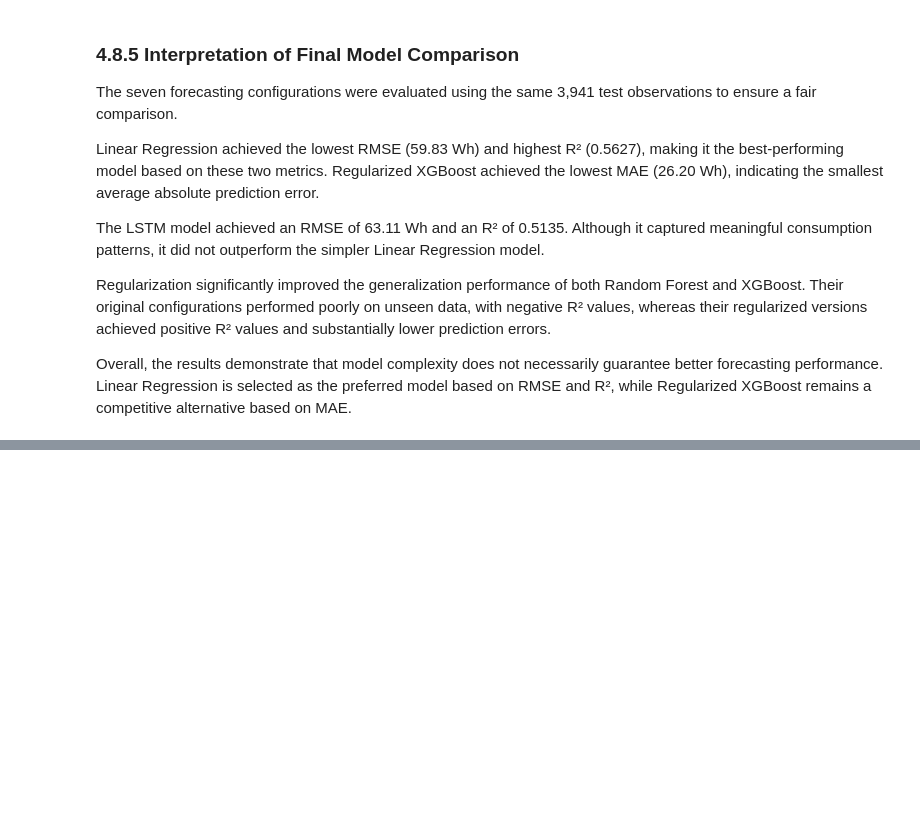
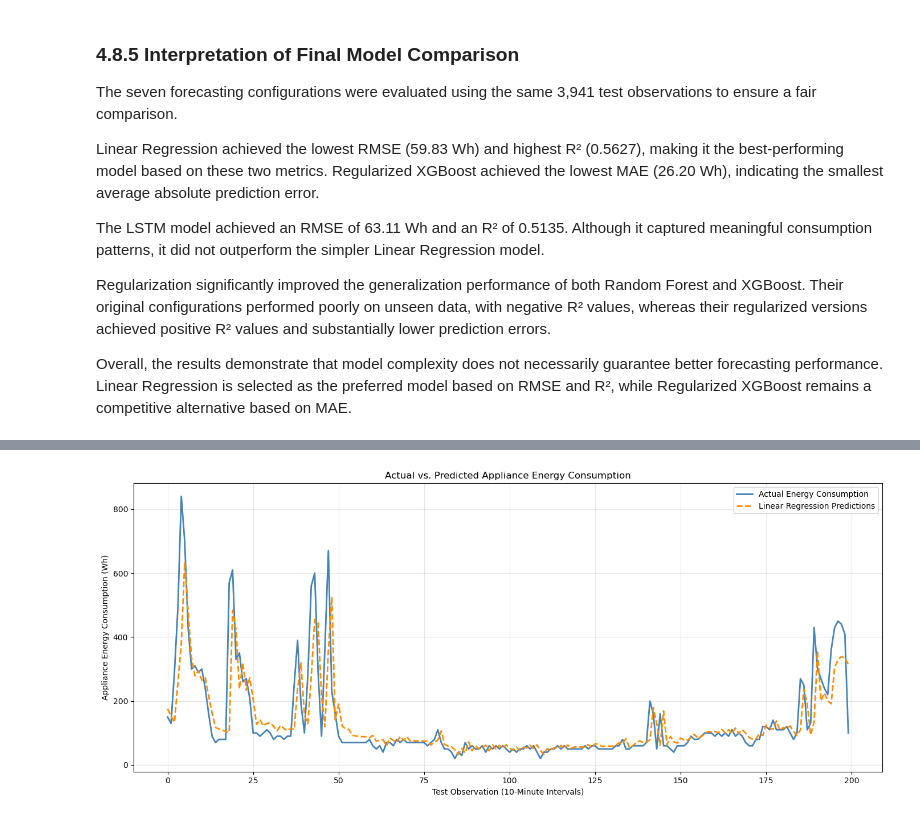
Before and after one commit to damisar/Smart_Home_Energy_Consumption_Prediction, a Jupyter notebook: notebook/Smart_Home_Energy_Consumption_Prediction.ipynb, the cells around one changed output, grey strips where cells are left out. Cells and saved outputs as stored; diff of their text form; code cells hidden in the pictures; blank space fills up the shorter version.

Commit message:
Complete smart home energy forecasting analysis and documentation

```diff
--- a/notebook/Smart_Home_Energy_Consumption_Prediction.ipynb
+++ b/notebook/Smart_Home_Energy_Consumption_Prediction.ipynb
@@ -1951,0 +1872,45 @@ Overall, the results demonstrate that model complexity does not necessarily guar
+# %%
+# Section 5.1.2: Actual vs. Predicted Energy Consumption
+
+# Use the same test observations and predictions
+# from the final aligned model comparison
+actual_values = np.asarray(y_test_aligned)
+predicted_values = np.asarray(y_pred_lr)[alignment_offset:]
+
+# Select the first 200 observations for clearer visualization
+n_points = 200
+
+plt.figure(figsize=(14, 6))
+
+plt.plot(
+    actual_values[:n_points],
+    label="Actual Energy Consumption",
+    color="steelblue",
+    linewidth=2
+)
+
+plt.plot(
+    predicted_values[:n_points],
+    label="Linear Regression Predictions",
+    color="darkorange",
+    linewidth=2,
+    linestyle="--"
+)
+
+plt.title("Actual vs. Predicted Appliance Energy Consumption")
+plt.xlabel("Test Observation (10-Minute Intervals)")
+plt.ylabel("Appliance Energy Consumption (Wh)")
+
+plt.legend()
+plt.grid(alpha=0.3)
+plt.tight_layout()
+
+plt.savefig(
+    "../figure/actual_vs_predicted_linear_regression.png",
+    dpi=300,
+    bbox_inches="tight"
+)
+
+plt.show()
+# %% [output]
+[figure, added]
```
Also changed, not shown: parts of 30 cells of this notebook, 4 other files.
